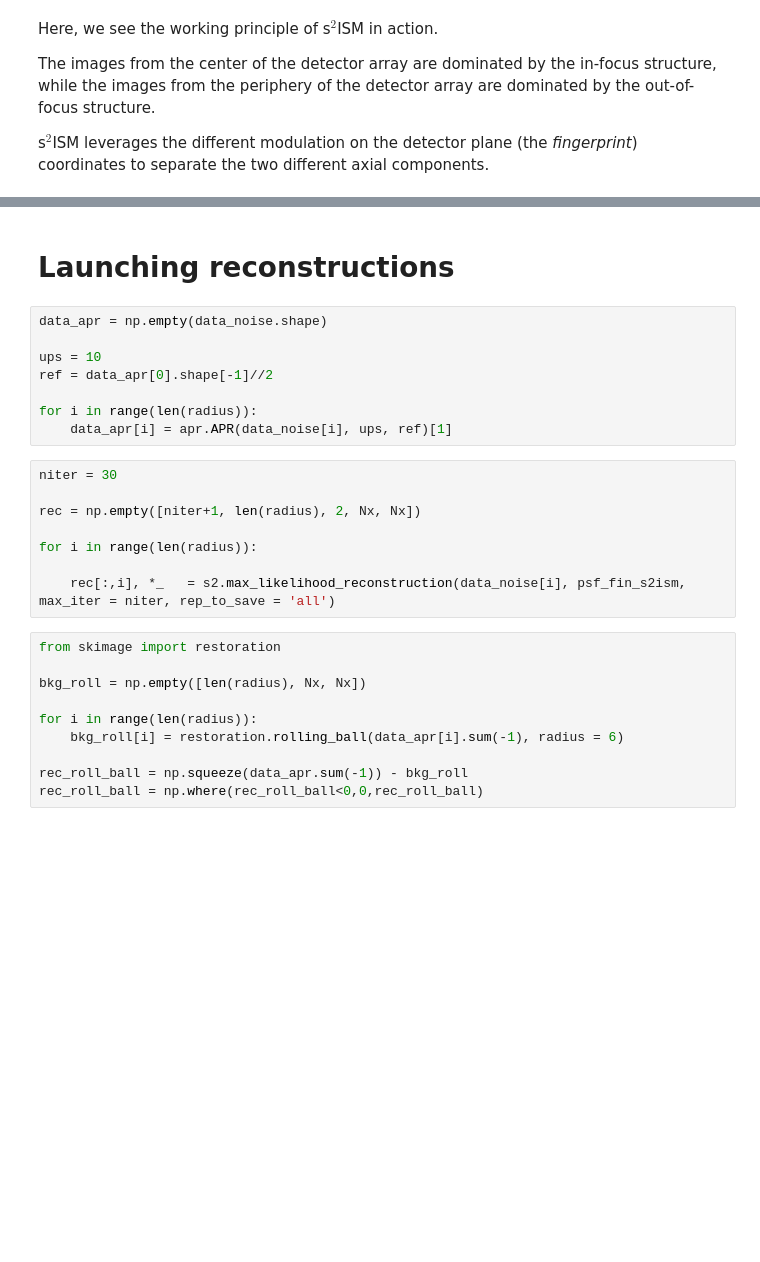
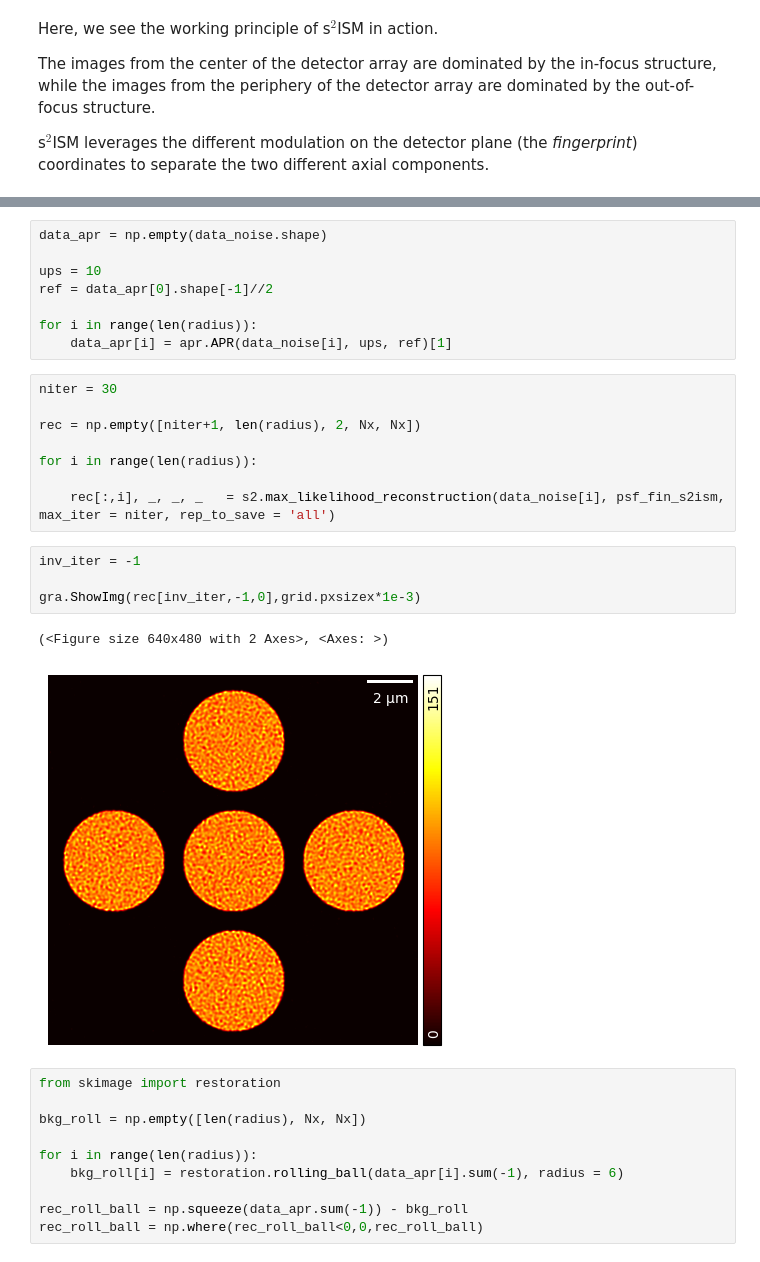
Before and after one commit to VicidominiLab/s2ISM, a Jupyter notebook: examples/Increasing_size_simulation.ipynb, the cells around one changed output, grey strips where cells are left out. Drawn from its saved outputs; the diff is of its cells as text; blank space fills up the shorter version.

```diff
--- a/examples/Increasing_size_simulation.ipynb
+++ b/examples/Increasing_size_simulation.ipynb
@@ -175,5 +169,3 @@ fig = gra.ShowDataset(data_noise[-1])
-# %% [markdown]
-# Launching reconstructions
 # %%
 data_apr = np.empty(data_noise.shape)
 
@@ -189,7 +181,14 @@ rec = np.empty([niter+1, len(radius), 2, Nx, Nx])
 
 for i in range(len(radius)):
 
-    rec[:,i], *_   = s2.max_likelihood_reconstruction(data_noise[i], psf_fin_s2ism, max_iter = niter, rep_to_save = 'all')
+    rec[:,i], _, _, _   = s2.max_likelihood_reconstruction(data_noise[i], psf_fin_s2ism, max_iter = niter, rep_to_save = 'all')
+# %%
+inv_iter = -1
+
+gra.ShowImg(rec[inv_iter,-1,0],grid.pxsizex*1e-3)
+# %% [output]
+(<Figure size 640x480 with 2 Axes>, <Axes: >)
+[figure, added]
 # %%
 from skimage import restoration
 
```
Also changed, not shown: parts of 14 cells of this notebook, 1 other file.
